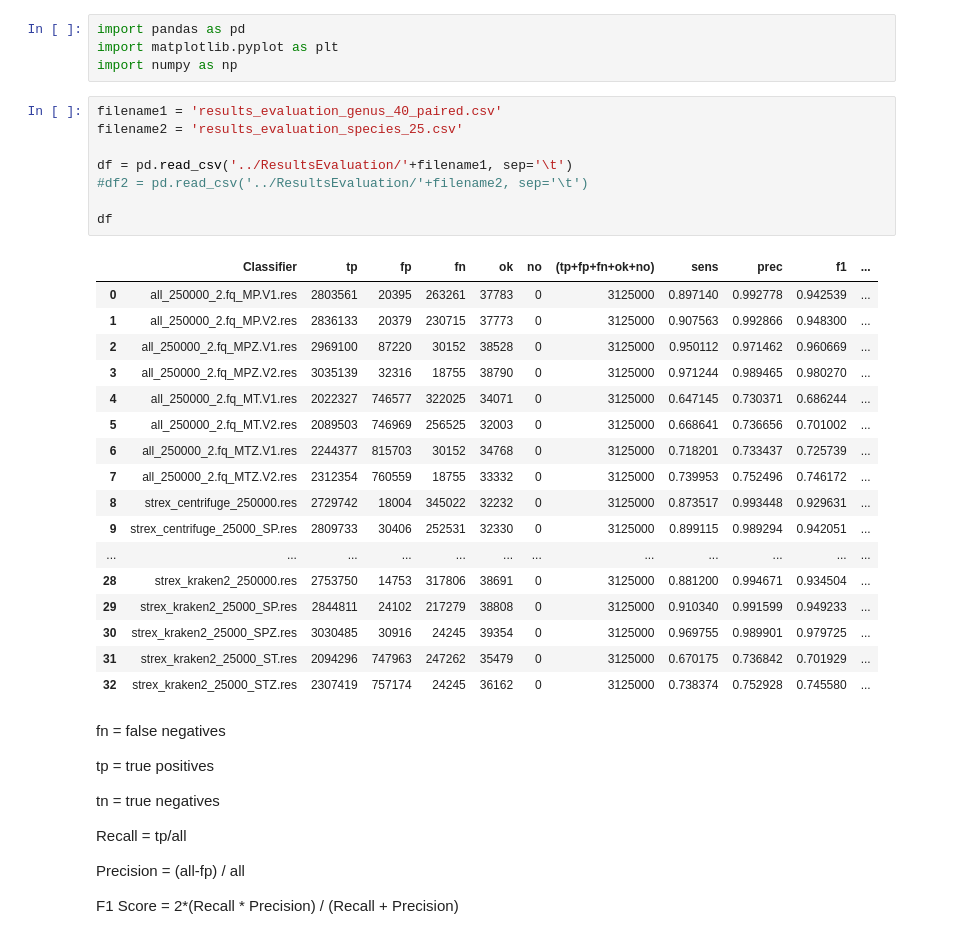
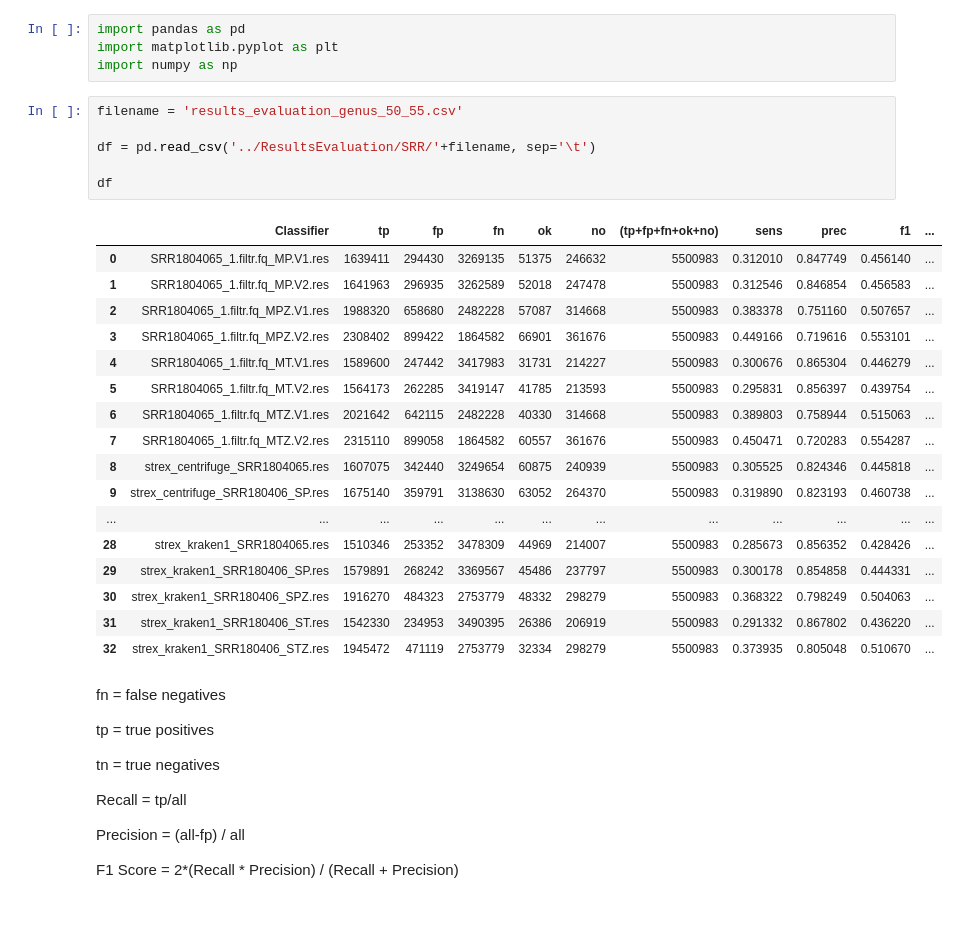
Before and after one commit to leonardoagg/Bioinformatics-Project, a Jupyter notebook: Analysis/ResultsEvaluationAnalysis.ipynb, the cells around one changed output. Drawn from its saved outputs; the diff is of its cells as text.

```diff
--- a/Analysis/ResultsEvaluationAnalysis.ipynb
+++ b/Analysis/ResultsEvaluationAnalysis.ipynb
@@ -3,31 +3,29 @@ import pandas as pd
 import matplotlib.pyplot as plt
 import numpy as np
 # %%
-filename1 = 'results_evaluation_genus_40_paired.csv'
-filename2 = 'results_evaluation_species_25.csv'
+filename = 'results_evaluation_genus_50_55.csv'
 
-df = pd.read_csv('../ResultsEvaluation/'+filename1, sep='\t')
-#df2 = pd.read_csv('../ResultsEvaluation/'+filename2, sep='\t')
+df = pd.read_csv('../ResultsEvaluation/SRR/'+filename, sep='\t')
 
 df
 # %% [output]
 |  | Classifier | tp | fp | fn | ok | no | (tp+fp+fn+ok+no) | sens | prec | f1 | ... |
-| 0 | all_250000_2.fq_MP.V1.res | 2803561 | 20395 | 263261 | 37783 | 0 | 3125000 | 0.897140 | 0.992778 | 0.942539 | ... |
-| 1 | all_250000_2.fq_MP.V2.res | 2836133 | 20379 | 230715 | 37773 | 0 | 3125000 | 0.907563 | 0.992866 | 0.948300 | ... |
-| 2 | all_250000_2.fq_MPZ.V1.res | 2969100 | 87220 | 30152 | 38528 | 0 | 3125000 | 0.950112 | 0.971462 | 0.960669 | ... |
-| 3 | all_250000_2.fq_MPZ.V2.res | 3035139 | 32316 | 18755 | 38790 | 0 | 3125000 | 0.971244 | 0.989465 | 0.980270 | ... |
-| 4 | all_250000_2.fq_MT.V1.res | 2022327 | 746577 | 322025 | 34071 | 0 | 3125000 | 0.647145 | 0.730371 | 0.686244 | ... |
-| 5 | all_250000_2.fq_MT.V2.res | 2089503 | 746969 | 256525 | 32003 | 0 | 3125000 | 0.668641 | 0.736656 | 0.701002 | ... |
-| 6 | all_250000_2.fq_MTZ.V1.res | 2244377 | 815703 | 30152 | 34768 | 0 | 3125000 | 0.718201 | 0.733437 | 0.725739 | ... |
-| 7 | all_250000_2.fq_MTZ.V2.res | 2312354 | 760559 | 18755 | 33332 | 0 | 3125000 | 0.739953 | 0.752496 | 0.746172 | ... |
-| 8 | strex_centrifuge_250000.res | 2729742 | 18004 | 345022 | 32232 | 0 | 3125000 | 0.873517 | 0.993448 | 0.929631 | ... |
-| 9 | strex_centrifuge_25000_SP.res | 2809733 | 30406 | 252531 | 32330 | 0 | 3125000 | 0.899115 | 0.989294 | 0.942051 | ... |
+| 0 | SRR1804065_1.filtr.fq_MP.V1.res | 1639411 | 294430 | 3269135 | 51375 | 246632 | 5500983 | 0.312010 | 0.847749 | 0.456140 | ... |
+| 1 | SRR1804065_1.filtr.fq_MP.V2.res | 1641963 | 296935 | 3262589 | 52018 | 247478 | 5500983 | 0.312546 | 0.846854 | 0.456583 | ... |
+| 2 | SRR1804065_1.filtr.fq_MPZ.V1.res | 1988320 | 658680 | 2482228 | 57087 | 314668 | 5500983 | 0.383378 | 0.751160 | 0.507657 | ... |
+| 3 | SRR1804065_1.filtr.fq_MPZ.V2.res | 2308402 | 899422 | 1864582 | 66901 | 361676 | 5500983 | 0.449166 | 0.719616 | 0.553101 | ... |
+| 4 | SRR1804065_1.filtr.fq_MT.V1.res | 1589600 | 247442 | 3417983 | 31731 | 214227 | 5500983 | 0.300676 | 0.865304 | 0.446279 | ... |
+| 5 | SRR1804065_1.filtr.fq_MT.V2.res | 1564173 | 262285 | 3419147 | 41785 | 213593 | 5500983 | 0.295831 | 0.856397 | 0.439754 | ... |
+| 6 | SRR1804065_1.filtr.fq_MTZ.V1.res | 2021642 | 642115 | 2482228 | 40330 | 314668 | 5500983 | 0.389803 | 0.758944 | 0.515063 | ... |
+| 7 | SRR1804065_1.filtr.fq_MTZ.V2.res | 2315110 | 899058 | 1864582 | 60557 | 361676 | 5500983 | 0.450471 | 0.720283 | 0.554287 | ... |
+| 8 | strex_centrifuge_SRR1804065.res | 1607075 | 342440 | 3249654 | 60875 | 240939 | 5500983 | 0.305525 | 0.824346 | 0.445818 | ... |
+| 9 | strex_centrifuge_SRR180406_SP.res | 1675140 | 359791 | 3138630 | 63052 | 264370 | 5500983 | 0.319890 | 0.823193 | 0.460738 | ... |
 | ... | ... | ... | ... | ... | ... | ... | ... | ... | ... | ... | ... |
-| 28 | strex_kraken2_250000.res | 2753750 | 14753 | 317806 | 38691 | 0 | 3125000 | 0.881200 | 0.994671 | 0.934504 | ... |
-| 29 | strex_kraken2_25000_SP.res | 2844811 | 24102 | 217279 | 38808 | 0 | 3125000 | 0.910340 | 0.991599 | 0.949233 | ... |
-| 30 | strex_kraken2_25000_SPZ.res | 3030485 | 30916 | 24245 | 39354 | 0 | 3125000 | 0.969755 | 0.989901 | 0.979725 | ... |
-| 31 | strex_kraken2_25000_ST.res | 2094296 | 747963 | 247262 | 35479 | 0 | 3125000 | 0.670175 | 0.736842 | 0.701929 | ... |
-| 32 | strex_kraken2_25000_STZ.res | 2307419 | 757174 | 24245 | 36162 | 0 | 3125000 | 0.738374 | 0.752928 | 0.745580 | ... |
+| 28 | strex_kraken1_SRR1804065.res | 1510346 | 253352 | 3478309 | 44969 | 214007 | 5500983 | 0.285673 | 0.856352 | 0.428426 | ... |
+| 29 | strex_kraken1_SRR180406_SP.res | 1579891 | 268242 | 3369567 | 45486 | 237797 | 5500983 | 0.300178 | 0.854858 | 0.444331 | ... |
+| 30 | strex_kraken1_SRR180406_SPZ.res | 1916270 | 484323 | 2753779 | 48332 | 298279 | 5500983 | 0.368322 | 0.798249 | 0.504063 | ... |
+| 31 | strex_kraken1_SRR180406_ST.res | 1542330 | 234953 | 3490395 | 26386 | 206919 | 5500983 | 0.291332 | 0.867802 | 0.436220 | ... |
+| 32 | strex_kraken1_SRR180406_STZ.res | 1945472 | 471119 | 2753779 | 32334 | 298279 | 5500983 | 0.373935 | 0.805048 | 0.510670 | ... |
 # %% [markdown]
 fn = false negatives
 
```
Also changed, not shown: parts of 5 cells of this notebook, 39 other files.
